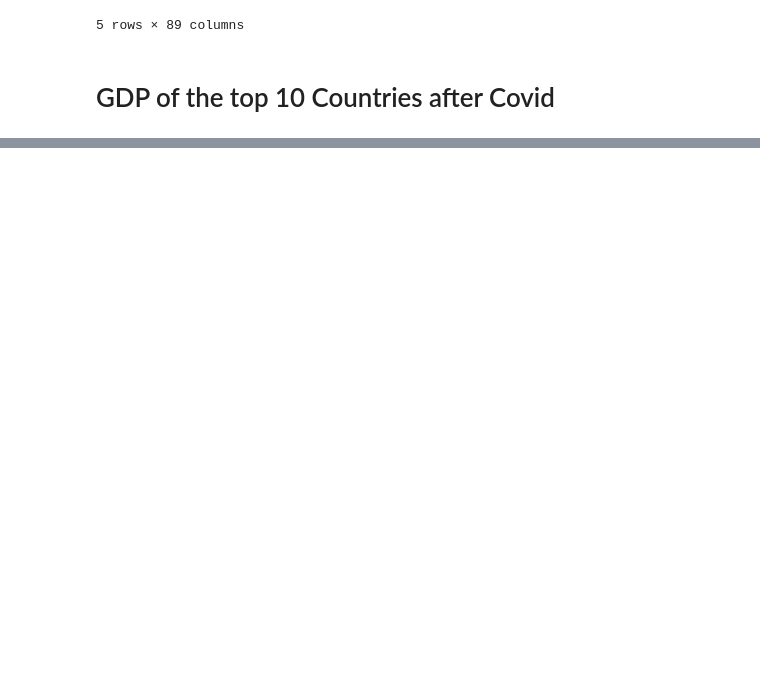
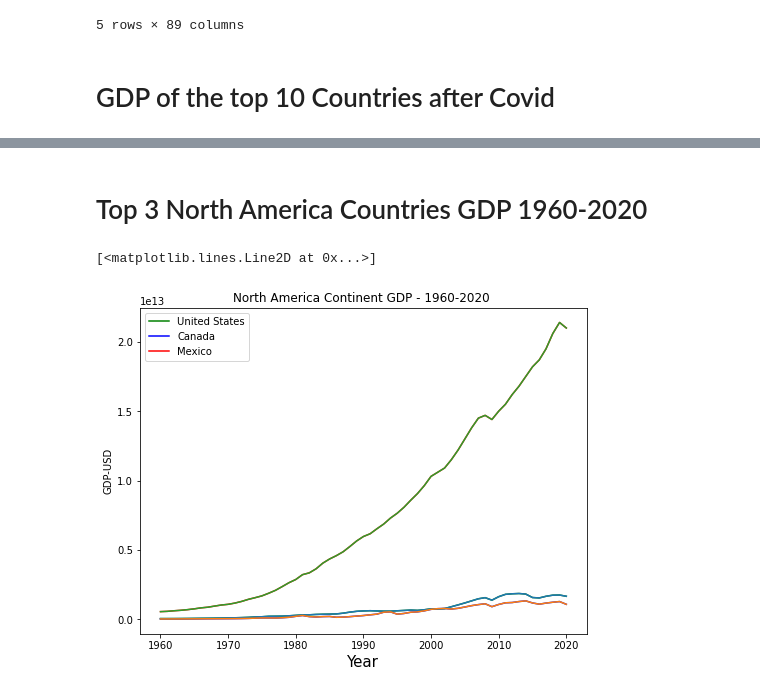
Before and after one commit to Elnaz-Talebi/Fluctuating-GDP-Visualization, a Jupyter notebook: Final Project_Part 1.ipynb, the cells around one changed output, grey strips where cells are left out. Cells and saved outputs as stored; diff of their text form; code cells hidden in the pictures; blank space fills up the shorter version.

```diff
--- a/Final Project_Part 1.ipynb
+++ b/Final Project_Part 1.ipynb
@@ -630,0 +743,3 @@ Table_subplt = melted_gdp2.copy()
+# %%
+a = gdp[gdp["Country Name"].isin(["Canada"])]
+a
@@ -630,0 +750,6 @@ Table_subplt = melted_gdp2.copy()
+# %%
+mlt = pd.melt(a, id_vars=["Country Name"], var_name="Year", value_name="GDP")
+display(mlt.head())
+
+pvt = mlt.pivot(index='Year', columns='Country Name', values='GDP')
+display(pvt.tail())
@@ -630,0 +770,3 @@ Table_subplt = melted_gdp2.copy()
+# %%
+pvt.drop(["Continent","Country Code"], axis=0, inplace=True)
+pvt
@@ -630,0 +788,6 @@ Table_subplt = melted_gdp2.copy()
+# %%
+pvt = pvt.reset_index()
+pvt["Year"] = pd.to_datetime(pvt["Year"])
+#pvt = pvt.set_index("Year")
+
+pvt
@@ -630,0 +808,44 @@ Table_subplt = melted_gdp2.copy()
+# %% [markdown]
+# Top 3 North America Countries GDP 1960-2020
+# %%
+Year = pvt["Year"]
+Country = pvt["Canada"]
+
+b = gdp[gdp["Country Name"].isin(["Mexico"])]
+mlt1 = pd.melt(b, id_vars=["Country Name"], var_name="Year", value_name="GDP")
+pvt1 = mlt1.pivot(index='Year', columns='Country Name', values='GDP')
+pvt1.drop(["Continent","Country Code"], axis=0, inplace=True)
+pvt1 = pvt1.reset_index()
+pvt1["Year"] = pd.to_datetime(pvt1["Year"])
+Year1 = pvt1["Year"]
+Country1 = pvt1["Mexico"]
+
+c = gdp[gdp["Country Name"].isin(["United States"])]
+mlt2 = pd.melt(c, id_vars=["Country Name"], var_name="Year", value_name="GDP")
+pvt2 = mlt2.pivot(index='Year', columns='Country Name', values='GDP')
+pvt2.drop(["Continent","Country Code"], axis=0, inplace=True)
+pvt2 = pvt2.reset_index()
+pvt2["Year"] = pd.to_datetime(pvt2["Year"])
+Year2 = pvt2["Year"]
+Country2 = pvt2["United States"]
+
+
+
+fig, ax = plt.subplots(figsize=(8, 6))
+
+#plt.plot(Year, GDP)
+plt.title('North America Continent GDP - 1960-2020 ')
+plt.xlabel('Year', fontsize=15)
+plt.ylabel('GDP-USD')
+
+plt.plot(Year, Country, label='United States', c = 'g')
+plt.plot(Year1, Country1, label='Canada', c = 'b')
+plt.plot(Year2, Country2, label='Mexico', c = 'r')
+plt.legend()
+
+ax.plot(Year, Country)
+ax.plot(Year1, Country1)
+ax.plot(Year2, Country2)
+# %% [output]
+[<matplotlib.lines.Line2D at 0x...>]
+[figure, added]
```
Also changed, not shown: parts of 28 cells of this notebook.
